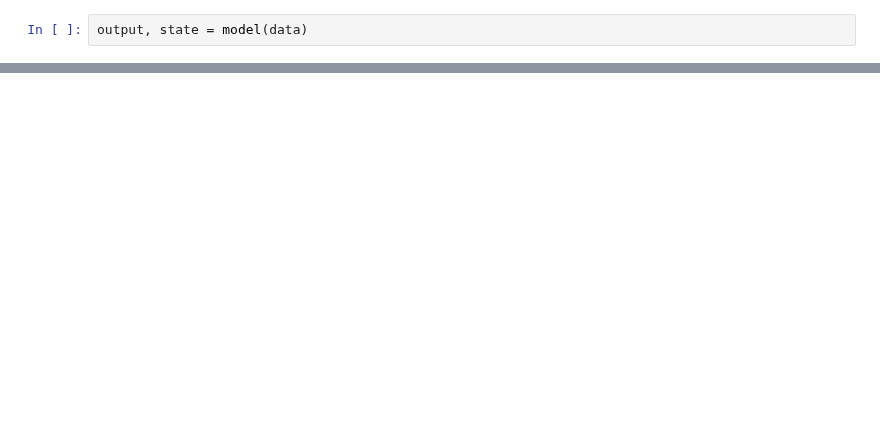
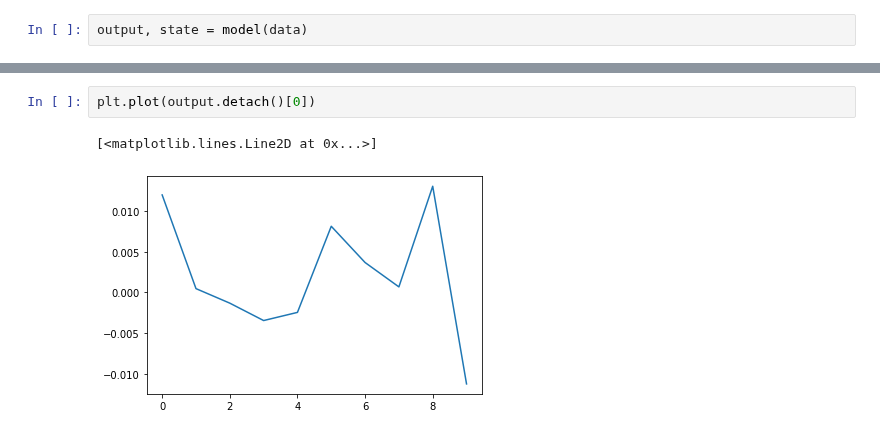
Before and after one commit to norse/notebooks, a Jupyter notebook: introduction-to-norse.ipynb, the cells around one changed output, grey strips where cells are left out. Cells and saved outputs as stored; diff of their text form; blank space fills up the shorter version.

```diff
--- a/introduction-to-norse.ipynb
+++ b/introduction-to-norse.ipynb
@@ -76,0 +166,5 @@ But that's just an example. What's great about these vector outputs (actually, t
+# %%
+plt.plot(output.detach()[0])
+# %% [output]
+[<matplotlib.lines.Line2D at 0x...>]
+[figure, added]
```
Also changed, not shown: parts of 40 cells of this notebook.
